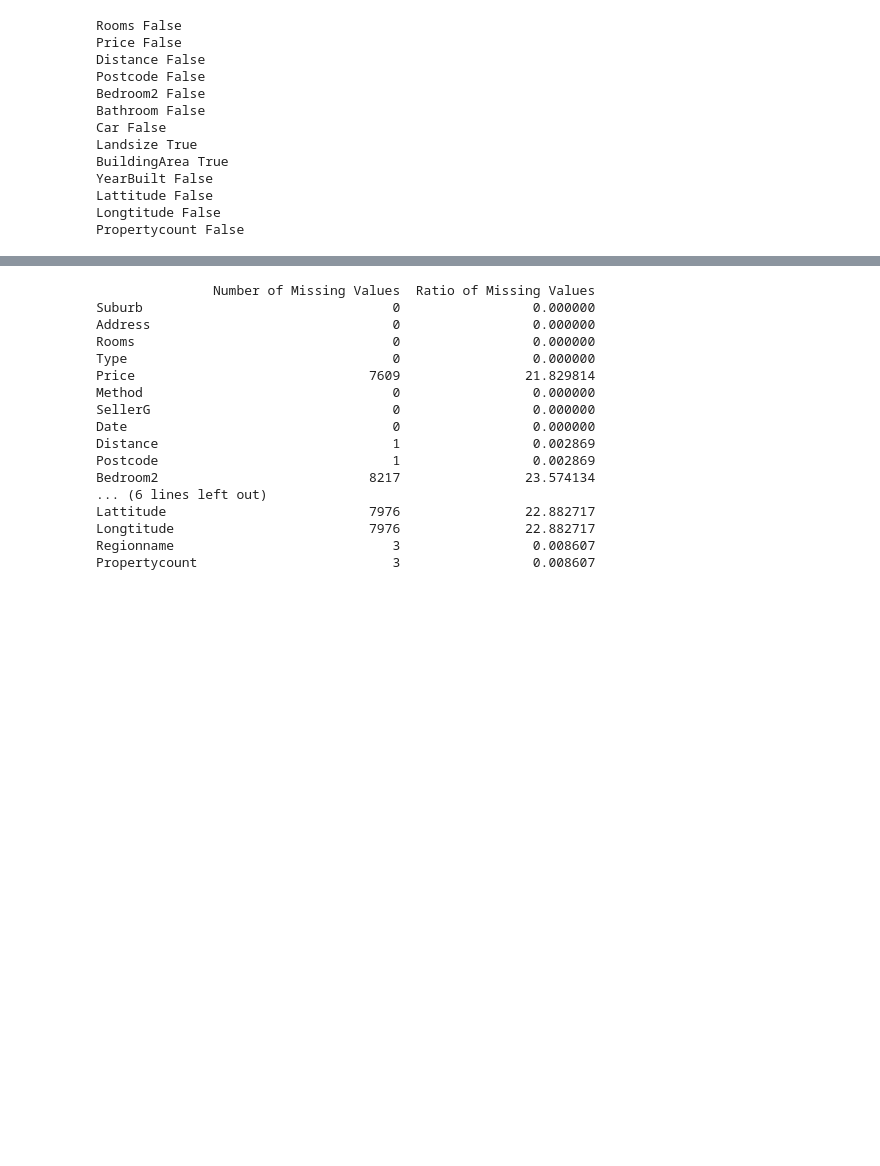
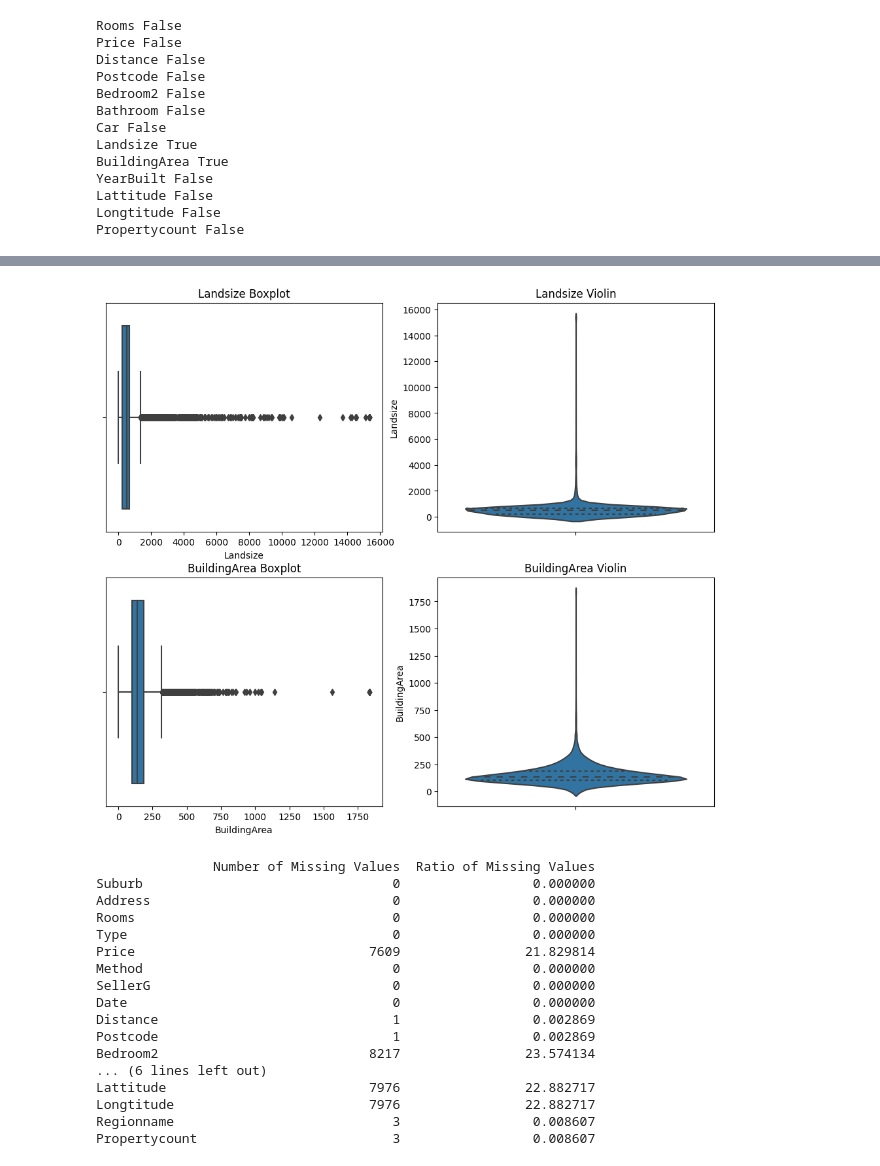
Before and after one commit to gr-uzun/melbourne-housing, a Jupyter notebook: melbourne_housing_project.ipynb, the cells around one changed output, grey strips where cells are left out. Saved outputs shown, nothing was run; the diff lists cells and outputs as text; code cells hidden in the pictures; blank space fills up the shorter version.

```diff
--- a/melbourne_housing_project.ipynb
+++ b/melbourne_housing_project.ipynb
@@ -189,3 +221,7 @@ Propertycount False
+# %%
+plot_outliers(df_copy,cols_outlier)
+# %% [output]
+[figure, added]
 # %%
 # Find and remove the missing values on the dataset
 # You can observe from the dataset that the missing values are in the bathroom and car variables.
```
Also changed, not shown: parts of 12 cells of this notebook.
